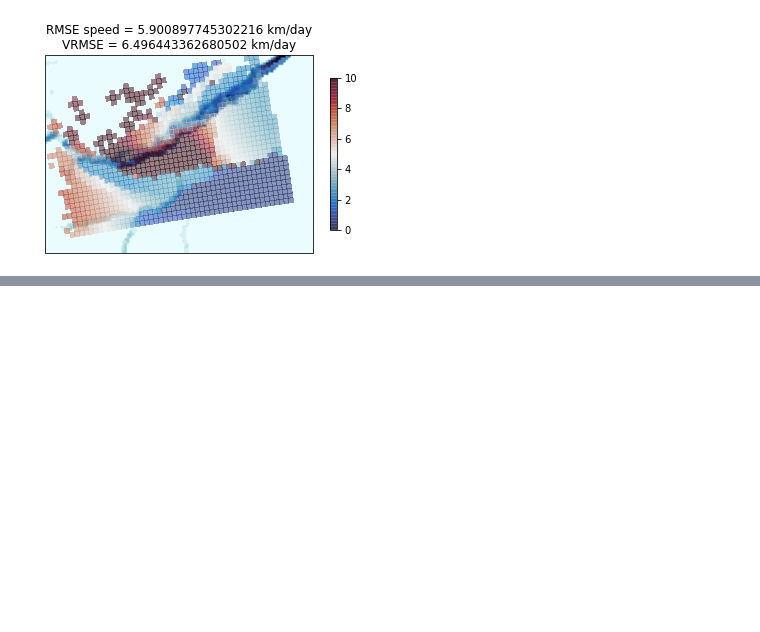
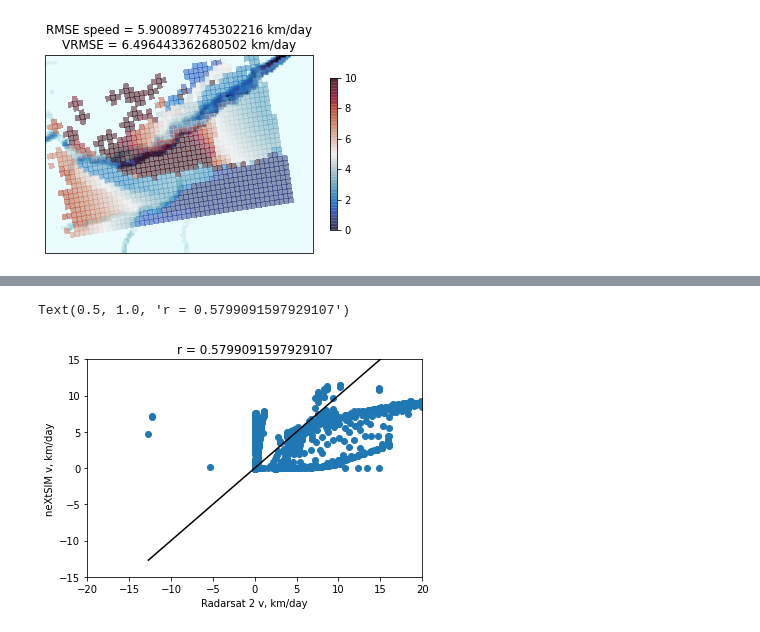
Before and after one commit to tdcwilliams/arktalas-scripts, a Jupyter notebook: python/RS2_drift/compare_rs2_moorings.ipynb, the cells around one changed output, grey strips where cells are left out. Saved outputs shown, nothing was run; the diff lists cells and outputs as text; code cells hidden in the pictures; blank space fills up the shorter version.

```diff
--- a/python/RS2_drift/compare_rs2_moorings.ipynb
+++ b/python/RS2_drift/compare_rs2_moorings.ipynb
@@ -218,0 +240,19 @@ fig.colorbar(im, shrink=0.7)
+# %%
+fig = plt.figure()
+ax = fig.add_subplot(111)
+vo = pm_results['vpm_clean'][gpi_rs2]*unit_fac
+inds = np.argsort(vo)
+vo = vo[inds]
+vm = dy[inds]*unit_fac
+gpi = np.isfinite(vo*vm)
+
+ax.plot(vo, vo, 'k')
+ax.scatter(vo, vm)
+ax.set_xlabel('Radarsat 2 v, km/day')
+ax.set_ylabel('neXtSIM v, km/day')
+ax.set_xlim([-20,20])
+ax.set_ylim([-15,15])
+ax.set_title(f'r = {pearsonr(vo[gpi], vm[gpi])[0]}')
+# %% [output]
+Text(0.5, 1.0, 'r = 0.5799091597929107')
+[figure, added]
```
Also changed, not shown: parts of 4 cells of this notebook.
